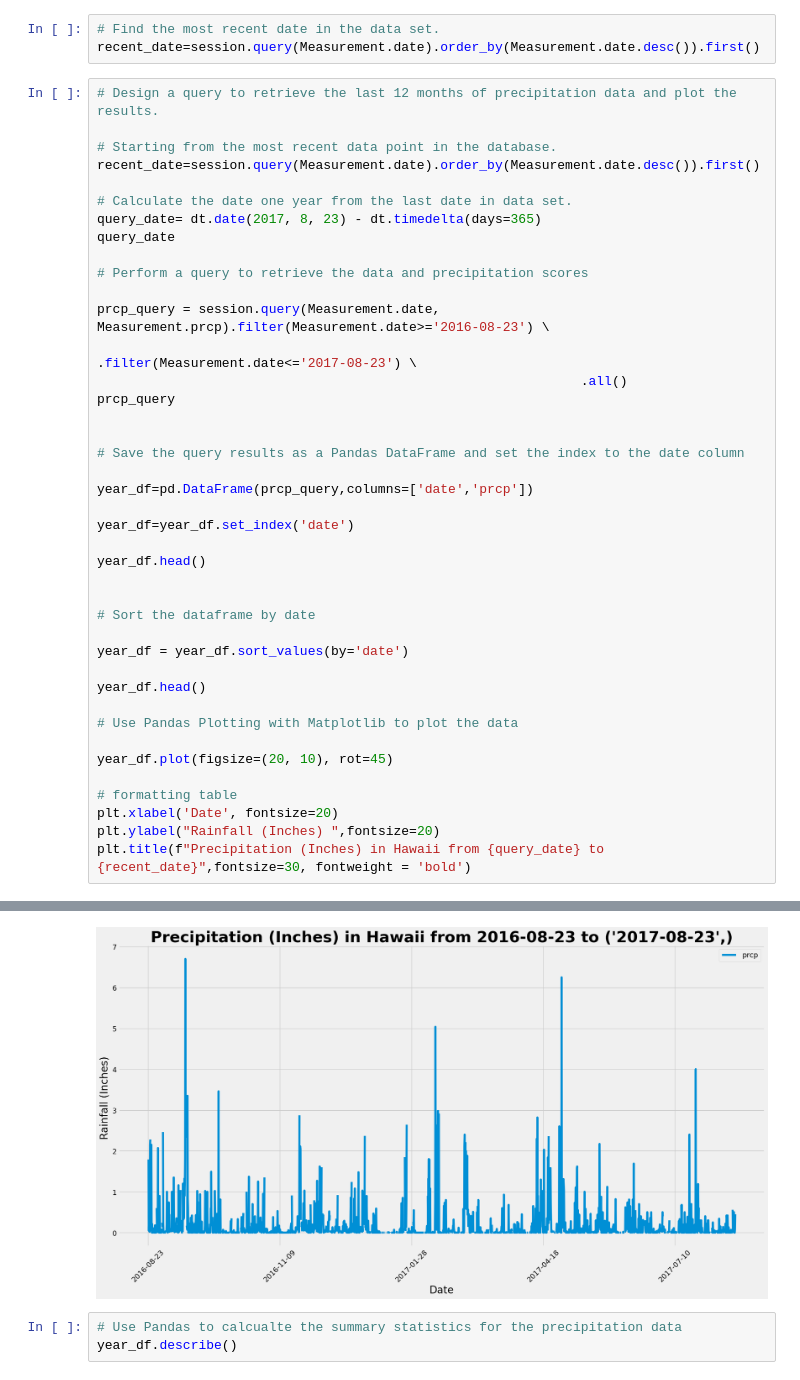
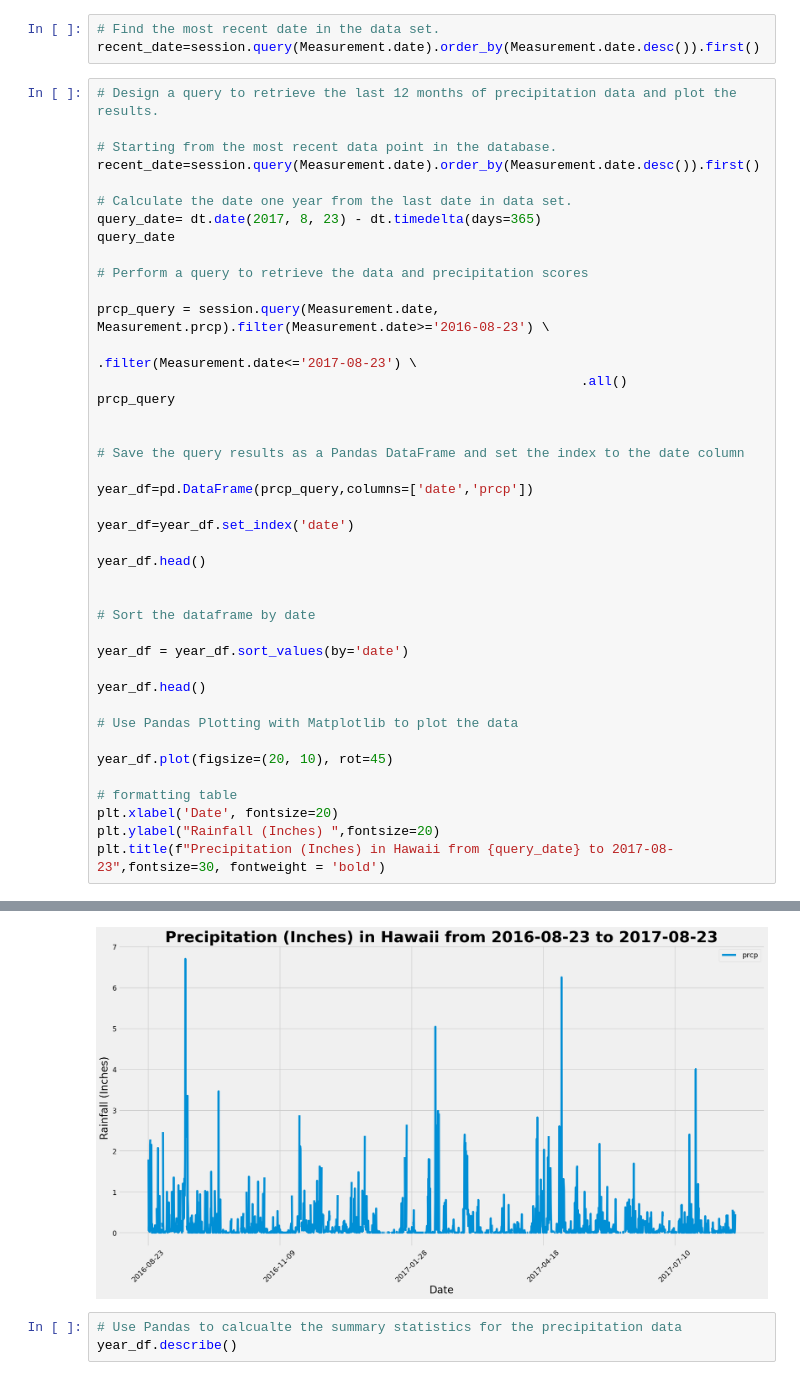
Before and after one commit to GabrielaCLopez/sqlalchemy-challenge, a Jupyter notebook: SurfsUp/climate_starter.ipynb, the cells around one changed output, grey strips where cells are left out. Drawn from its saved outputs; the diff is of its cells as text.

Commit message:
updated histogram

```diff
--- a/SurfsUp/climate_starter.ipynb
+++ b/SurfsUp/climate_starter.ipynb
@@ -82,5 +82,5 @@ year_df.plot(figsize=(20, 10), rot=45)
 # formatting table
 plt.xlabel('Date', fontsize=20)
 plt.ylabel("Rainfall (Inches) ",fontsize=20)
-plt.title(f"Precipitation (Inches) in Hawaii from {query_date} to {recent_date}",fontsize=30, fontweight = 'bold')
+plt.title(f"Precipitation (Inches) in Hawaii from {query_date} to 2017-08-23",fontsize=30, fontweight = 'bold')
 # %% [output]
@@ -88,4 +88,4 @@ Text(0.5, 1.0, "Precipitation (Inches) in Hawaii from 2016-08-23 to ('2017-08-23
-[figure, old version]
+[figure, new version]
 # %%
 # Use Pandas to calcualte the summary statistics for the precipitation data
 year_df.describe()
```
Also changed, not shown: parts of 1 cell of this notebook.
